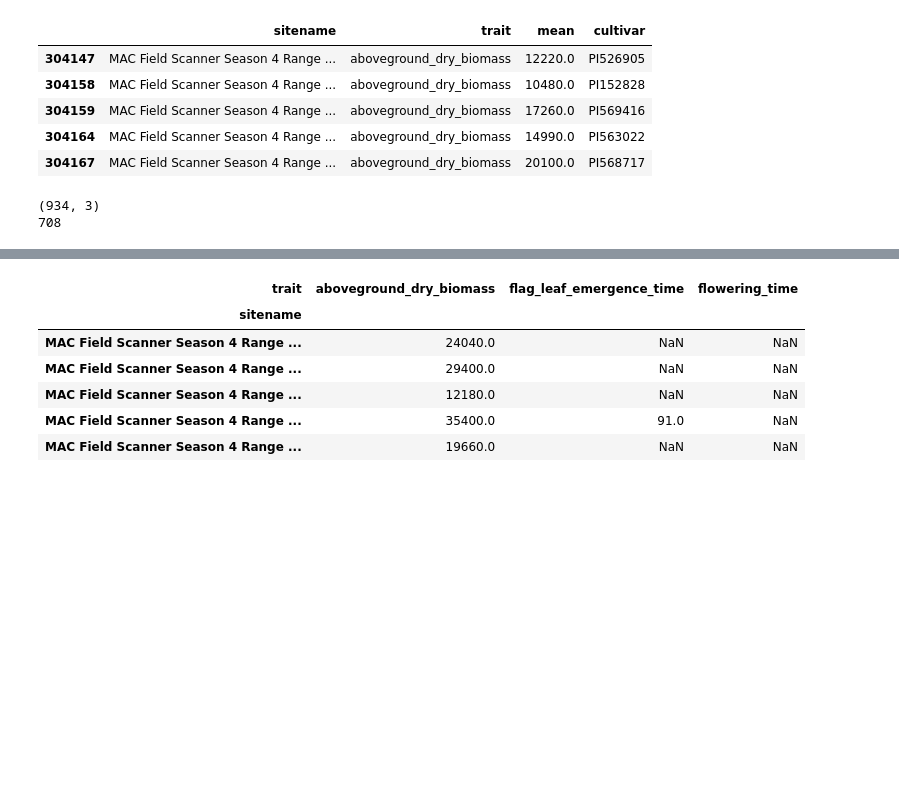
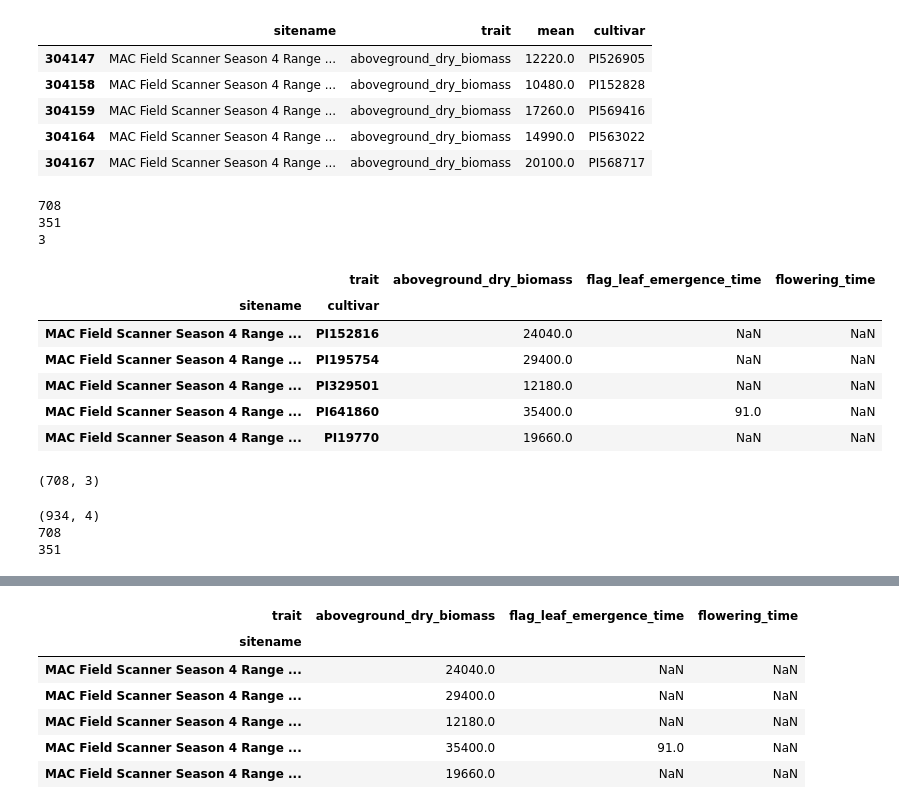
Before and after one commit to genophenoenvo/terraref-datasets, a Jupyter notebook: notebooks/gh5_phenotypes.ipynb, the cells around one changed output, grey strips where cells are left out. Saved outputs shown, nothing was run; the diff lists cells and outputs as text; code cells hidden in the pictures; blank space fills up the shorter version.

```diff
--- a/notebooks/gh5_phenotypes.ipynb
+++ b/notebooks/gh5_phenotypes.ipynb
@@ -472,3 +472,30 @@ bare_bones_df.tail()
 | 304159 | MAC Field Scanner Season 4 Range ... | aboveground_dry_biomass | 17260.0 | PI569416 |
 | 304164 | MAC Field Scanner Season 4 Range ... | aboveground_dry_biomass | 14990.0 | PI563022 |
 | 304167 | MAC Field Scanner Season 4 Range ... | aboveground_dry_biomass | 20100.0 | PI568717 |
+# %%
+print(bare_bones_df.sitename.nunique())
+print(bare_bones_df.cultivar.nunique())
+print(bare_bones_df.trait.nunique())
+# %% [output]
+708
+351
+3
+# %%
+# two indices?
+
+site_cultivar_indices = pd.pivot_table(data = bare_bones_df, index = ['sitename', 'cultivar'], columns = 'trait',
+                                      values = 'mean')
+# %%
+site_cultivar_indices.head()
+# %% [output]
+|  | trait | aboveground_dry_biomass | flag_leaf_emergence_time | flowering_time |
+| sitename | cultivar |  |  |  |
+| MAC Field Scanner Season 4 Range ... | PI152816 | 24040.0 | NaN | NaN |
+| MAC Field Scanner Season 4 Range ... | PI195754 | 29400.0 | NaN | NaN |
+| MAC Field Scanner Season 4 Range ... | PI329501 | 12180.0 | NaN | NaN |
+| MAC Field Scanner Season 4 Range ... | PI641860 | 35400.0 | 91.0 | NaN |
+| MAC Field Scanner Season 4 Range ... | PI19770 | 19660.0 | NaN | NaN |
+# %%
+site_cultivar_indices.shape
+# %% [output]
+(708, 3)
@@ -475,7 +504,8 @@ bare_bones_df.tail()
 # %%
 print(bare_bones_df.shape)
 print(bare_bones_df.sitename.nunique())
-print(bare_bones_df)
+print(bare_bones_df.cultivar.nunique())
 # %% [output]
-(934, 3)
+(934, 4)
 708
+351
```
Also changed, not shown: parts of 14 cells of this notebook.
